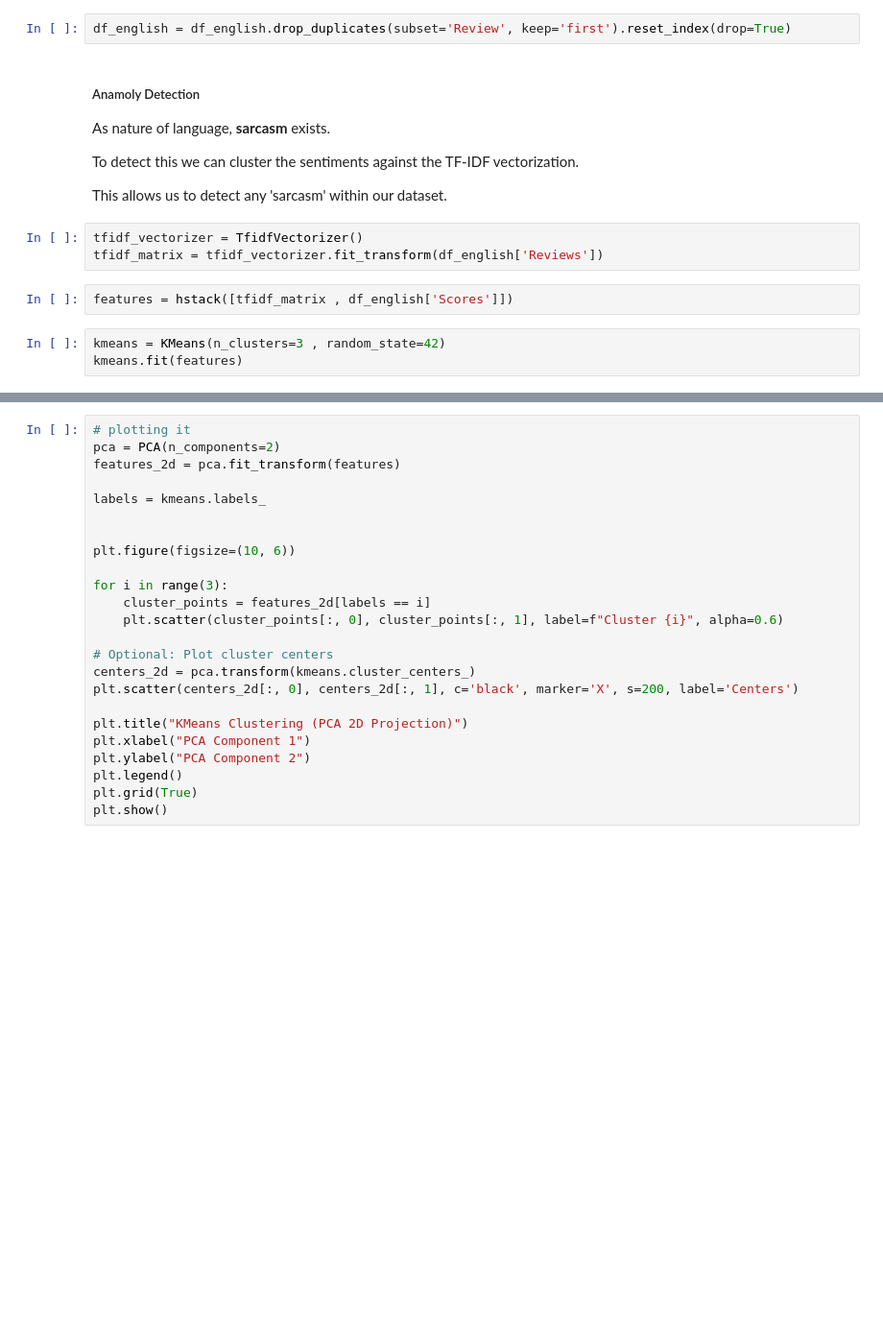
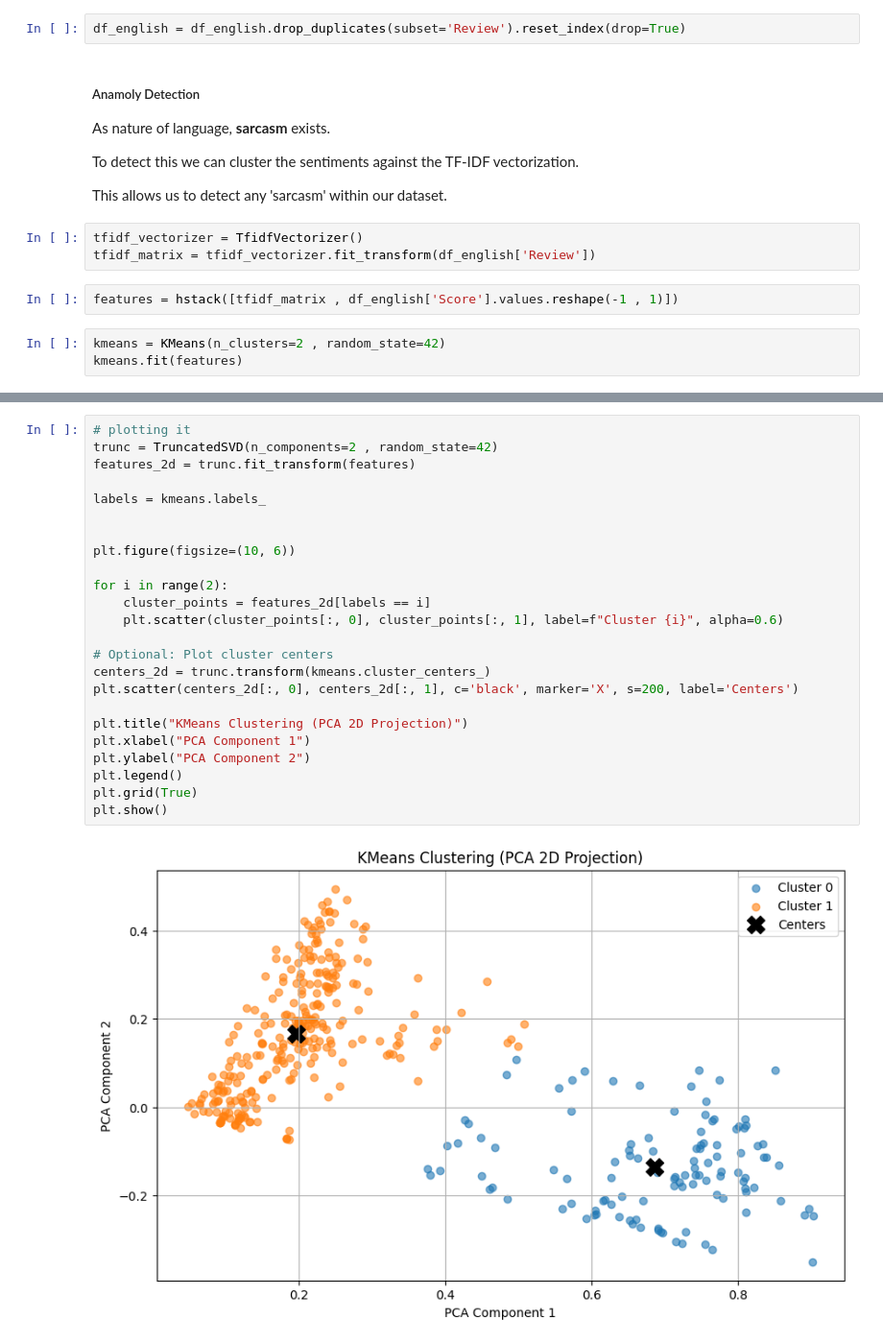
Before and after one commit to stupidbutsmart/DELE-CA1, a Jupyter notebook: RNN.ipynb, the cells around one changed output, grey strips where cells are left out. Shown at 96% size. Drawn from its saved outputs; the diff is of its cells as text; blank space fills up the shorter version.

```diff
--- a/RNN.ipynb
+++ b/RNN.ipynb
@@ -294,7 +321,7 @@ Simply we can drop all of the duplicated review, this prevents inconsistencies _
 
 ---
 # %%
-df_english = df_english.drop_duplicates(subset='Review', keep='first').reset_index(drop=True)
+df_english = df_english.drop_duplicates(subset='Review').reset_index(drop=True)
 # %% [markdown]
 ##### Anamoly Detection
 
@@ -305,9 +332,9 @@ To detect this we can cluster the sentiments against the TF-IDF vectorization.
 This allows us to detect any 'sarcasm' within our dataset.
 # %%
 tfidf_vectorizer = TfidfVectorizer()
-tfidf_matrix = tfidf_vectorizer.fit_transform(df_english['Reviews'])
+tfidf_matrix = tfidf_vectorizer.fit_transform(df_english['Review'])
 # %%
-features = hstack([tfidf_matrix , df_english['Scores']])
+features = hstack([tfidf_matrix , df_english['Score'].values.reshape(-1 , 1)])
 # %%
-kmeans = KMeans(n_clusters=3 , random_state=42)
+kmeans = KMeans(n_clusters=2 , random_state=42)
 kmeans.fit(features)
@@ -314,24 +343,26 @@ kmeans.fit(features)
 # %%
 # plotting it
-pca = PCA(n_components=2)
-features_2d = pca.fit_transform(features)
+trunc = TruncatedSVD(n_components=2 , random_state=42)
+features_2d = trunc.fit_transform(features)
 
 labels = kmeans.labels_
 
 
 plt.figure(figsize=(10, 6))
 
-for i in range(3):
+for i in range(2):
     cluster_points = features_2d[labels == i]
     plt.scatter(cluster_points[:, 0], cluster_points[:, 1], label=f"Cluster {i}", alpha=0.6)
 
 # Optional: Plot cluster centers
-centers_2d = pca.transform(kmeans.cluster_centers_)
+centers_2d = trunc.transform(kmeans.cluster_centers_)
 plt.scatter(centers_2d[:, 0], centers_2d[:, 1], c='black', marker='X', s=200, label='Centers')
 
 plt.title("KMeans Clustering (PCA 2D Projection)")
 plt.xlabel("PCA Component 1")
 plt.ylabel("PCA Component 2")
 plt.legend()
 plt.grid(True)
 plt.show()
+# %% [output]
+[figure, added]
```
Also changed, not shown: parts of 116 cells of this notebook, 44 other files.
